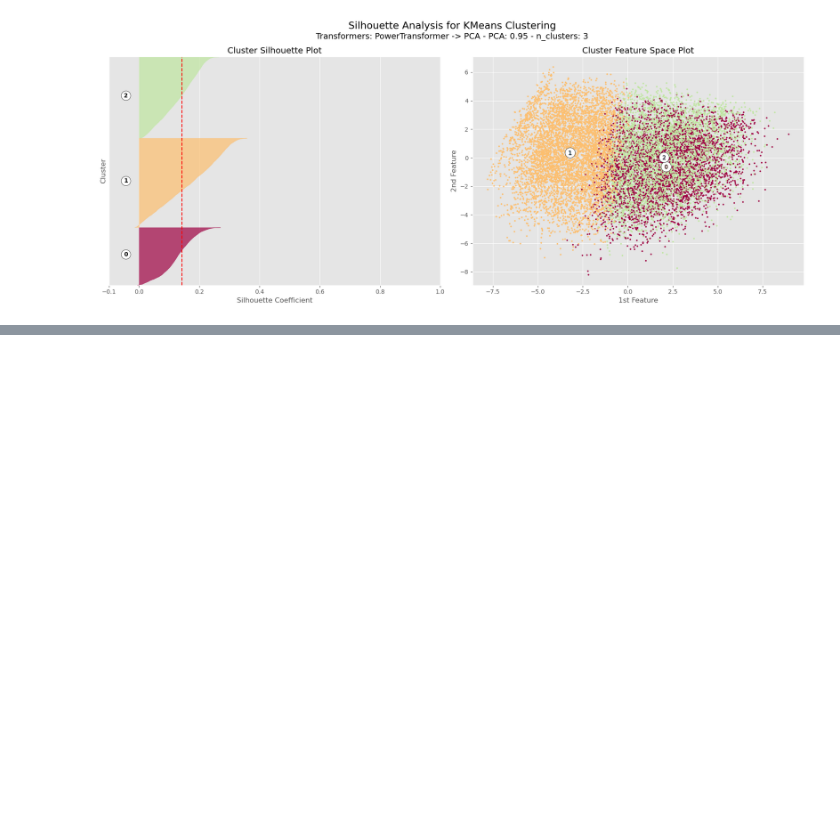
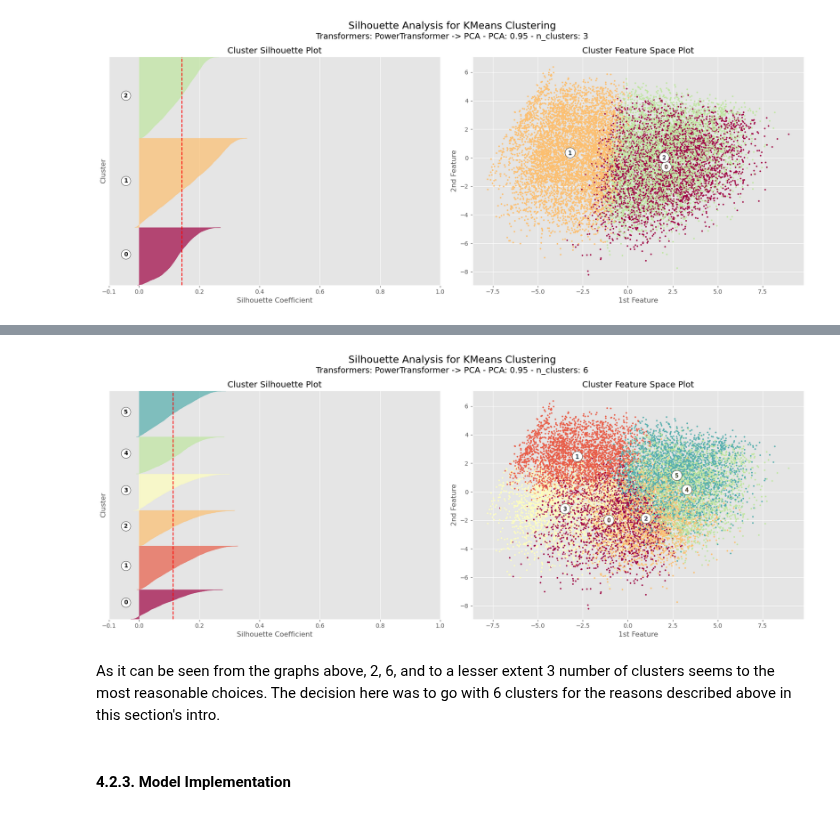
Before and after one commit to codeefy/Starbucks-Customer-Segmentation-, a Jupyter notebook: segmentation.ipynb, the cells around one changed output, grey strips where cells are left out. Saved outputs shown, nothing was run; the diff lists cells and outputs as text; code cells hidden in the pictures; blank space fills up the shorter version.

Commit message:
Model Implementation

```diff
--- a/segmentation.ipynb
+++ b/segmentation.ipynb
@@ -1110,0 +1119,12 @@ u.plot_silhouette_analysis(
+# %%
+# Investigate silhouette analysis plot with n_clusters=6
+u.plot_silhouette_analysis(
+    df = coe,
+    ev = 0.95,
+    n_clusters = 6)
+# %% [output]
+[figure, added]
+# %% [markdown]
+As it can be seen from the graphs above, 2, 6, and to a lesser extent 3 number of clusters seems to the most reasonable choices. The decision here was to go with 6 clusters for the reasons described above in this section's intro.
+# %% [markdown]
+#### 4.2.3. Model Implementation
```
Also changed, not shown: parts of 1 cell of this notebook.
